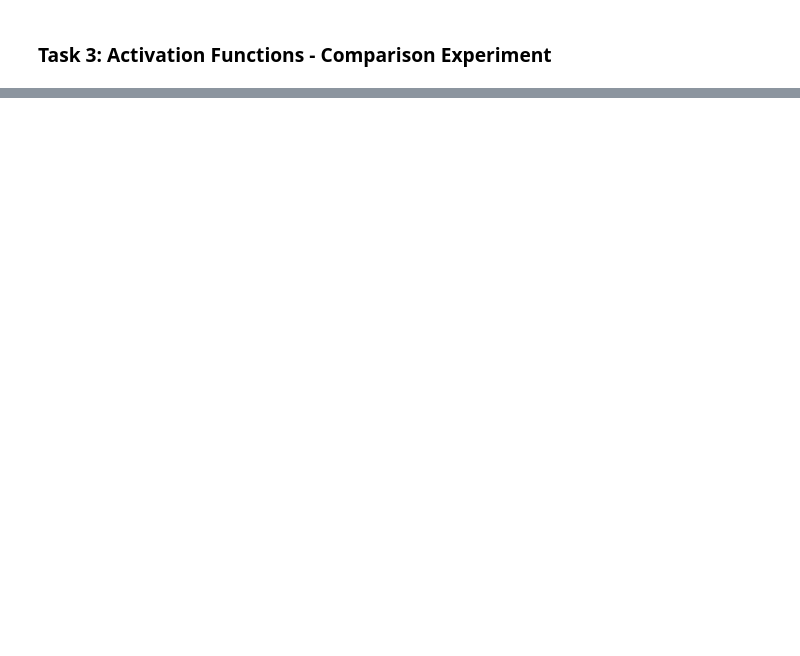
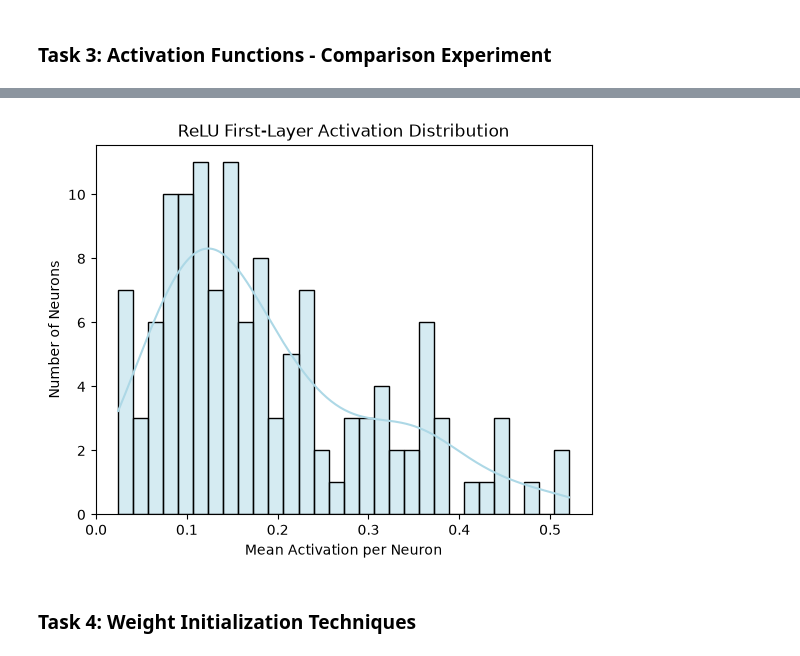
Before and after one commit to krish-desai-123/Deep-Learning-, a Jupyter notebook: Adult Income PR2/adult_income.ipynb, the cells around one changed output, grey strips where cells are left out. Cells and saved outputs as stored; diff of their text form; code cells hidden in the pictures; blank space fills up the shorter version.

```diff
--- a/Adult Income PR2/adult_income.ipynb
+++ b/Adult Income PR2/adult_income.ipynb
@@ -382,7 +383,19 @@ plt.show()
 # %%
 # 3.3 Dead neuron check - ReLU
 
-intermediate = Model(inputs = model_relu.input, outputs = model_relu.output)
+inp = Input(shape = (X_train.shape[1],))
+out = model_relu.layers[0](inp)
+
+intermediate = Model(inputs = inp, outputs = out)
 activations = intermediate.predict(X_test[:500])
 dead_fraction = np.mean(activations == 0)
+print(f"Fraction of dead activations (ReLU, first hidden layer): {dead_fraction:.4f}")
+
+
+mean_activation_per_neuron = activations.mean(axis = 0)
+sns.histplot(x = mean_activation_per_neuron, bins = 30, kde = True, color = 'lightblue')
+plt.title('ReLU First-Layer Activation Distribution')
+plt.xlabel('Mean Activation per Neuron')
+plt.ylabel('Number of Neurons')
+plt.show()
 # %% [output]
@@ -389,0 +404 @@ AttributeError: The layer sequential_8 has never been called and thus has no def
+[figure, added]
@@ -389,0 +409,2 @@ AttributeError: The layer sequential_8 has never been called and thus has no def
+# %% [markdown]
+### Task 4: Weight Initialization Techniques
```
Also changed, not shown: parts of 15 cells of this notebook, 1 other file.
